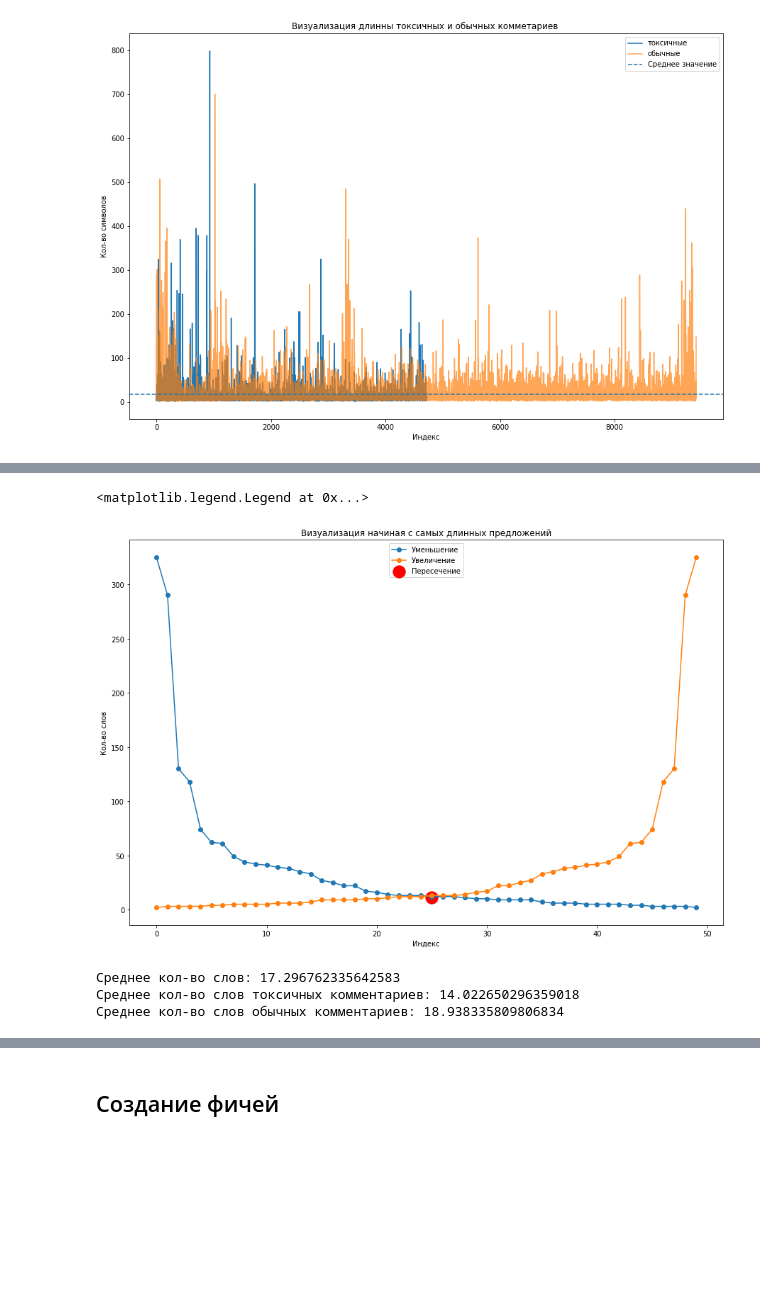
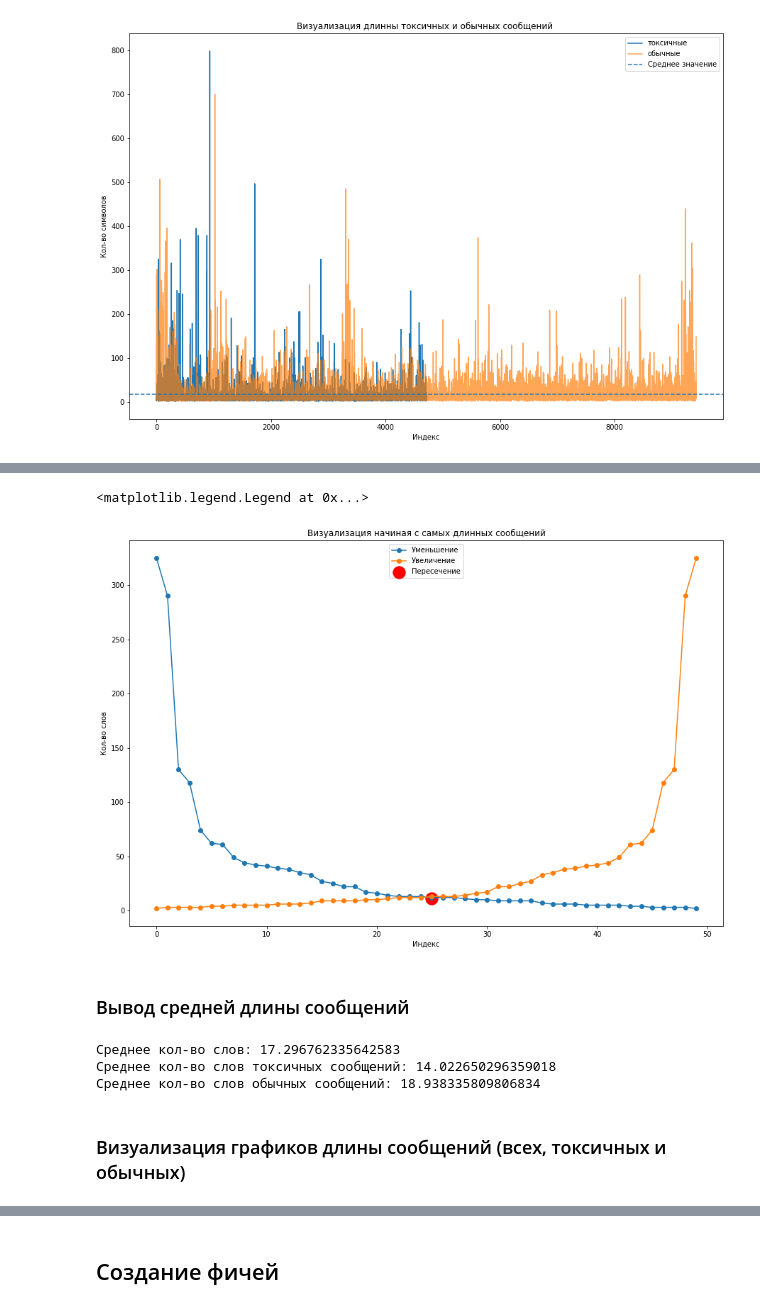
Before and after one commit to D1ffic00lt/anonymous-bot-with-ML, a Jupyter notebook: RussianToxicModel/RussianToxicModel.ipynb, the cells around one changed output, grey strips where cells are left out. Cells and saved outputs as stored; diff of their text form; code cells hidden in the pictures; blank space fills up the shorter version.

```diff
--- a/RussianToxicModel/RussianToxicModel.ipynb
+++ b/RussianToxicModel/RussianToxicModel.ipynb
@@ -345,23 +512,27 @@ Text(0.5, 1.0, 'Визуализация начиная с самых корот
 # %%
 plt.figure(figsize=(15, 10))
 plt.plot(sorted([len(i.split()) for i in data["comment"][:50]], reverse=True), marker="o", label="Уменьшение")
 plt.plot(sorted([len(i.split()) for i in data["comment"][:50]]), marker="o", label="Увеличение")
 plt.ylabel("Кол-во слов")
 plt.xlabel("Индекс")
-plt.title("Визуализация начиная с самых длинных предложений")
+plt.title("Визуализация начиная с самых длинных сообщений")
 plt.scatter(25, 11, c = 'red', s=300, label="Пересечение")
 plt.legend(loc=9)
 # %% [output]
 <matplotlib.legend.Legend at 0x...>
-[figure, old version]
+[figure, new version]
+# %% [markdown]
+### Вывод средней длины сообщений
 # %%
 print("Среднее кол-во слов:", pd.DataFrame([len(i.split()) for i in data["comment"]]).mean()[0])
-print("Среднее кол-во слов токсичных комментариев:", pd.DataFrame([len(i.split()) for i in data.loc[data.toxic == 1]["comment"]]).mean()[0])
-print("Среднее кол-во слов обычных комментариев:", pd.DataFrame([len(i.split()) for i in data.loc[data.toxic == 0]["comment"]]).mean()[0])
+print("Среднее кол-во слов токсичных сообщений:", pd.DataFrame([len(i.split()) for i in data.loc[data.toxic == 1]["comment"]]).mean()[0])
+print("Среднее кол-во слов обычных сообщений:", pd.DataFrame([len(i.split()) for i in data.loc[data.toxic == 0]["comment"]]).mean()[0])
 # %% [output]
 Среднее кол-во слов: 17.296762335642583
-Среднее кол-во слов токсичных комментариев: 14.022650296359018
-Среднее кол-во слов обычных комментариев: 18.938335809806834
+Среднее кол-во слов токсичных сообщений: 14.022650296359018
+Среднее кол-во слов обычных сообщений: 18.938335809806834
+# %% [markdown]
+### Визуализация графиков длины сообщений (всех, токсичных и обычных)
 # %%
 plt.figure(figsize=(15, 10))
 plt.plot(sorted([len(i.split()) for i in data.loc[data.toxic == 1]["comment"]][:50]), label="Токсичнык")
```
Also changed, not shown: parts of 43 cells of this notebook.
